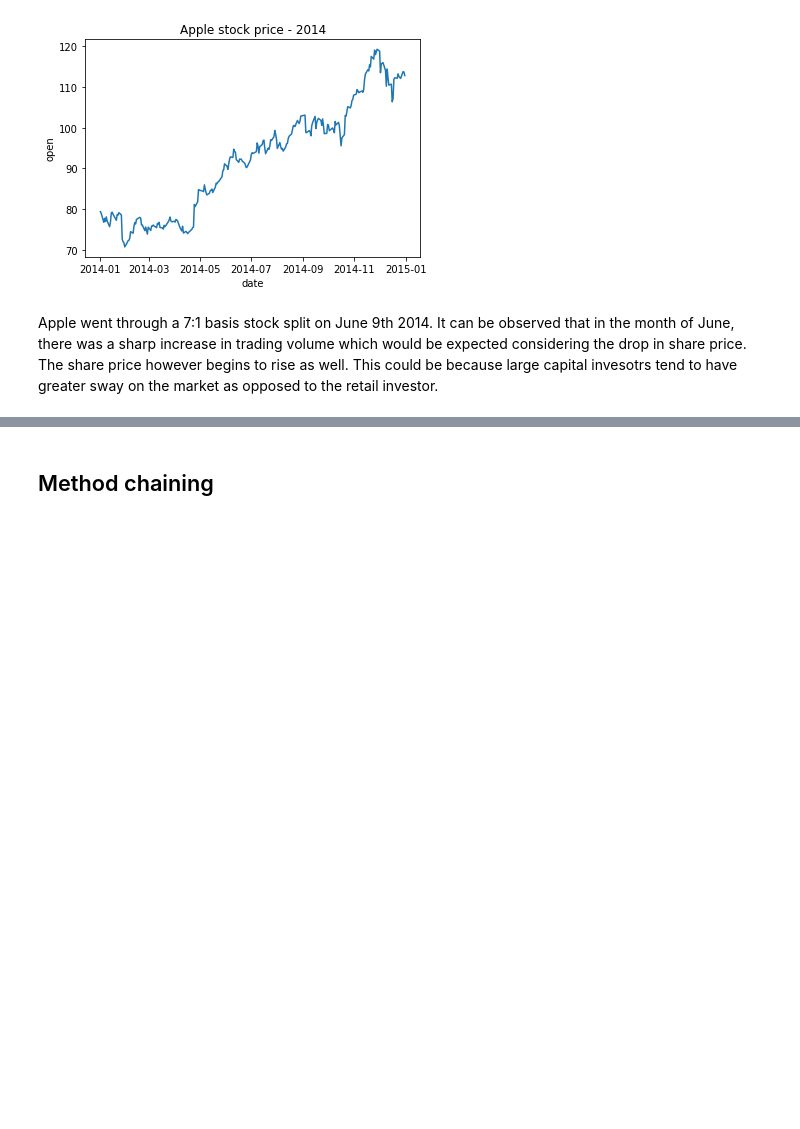
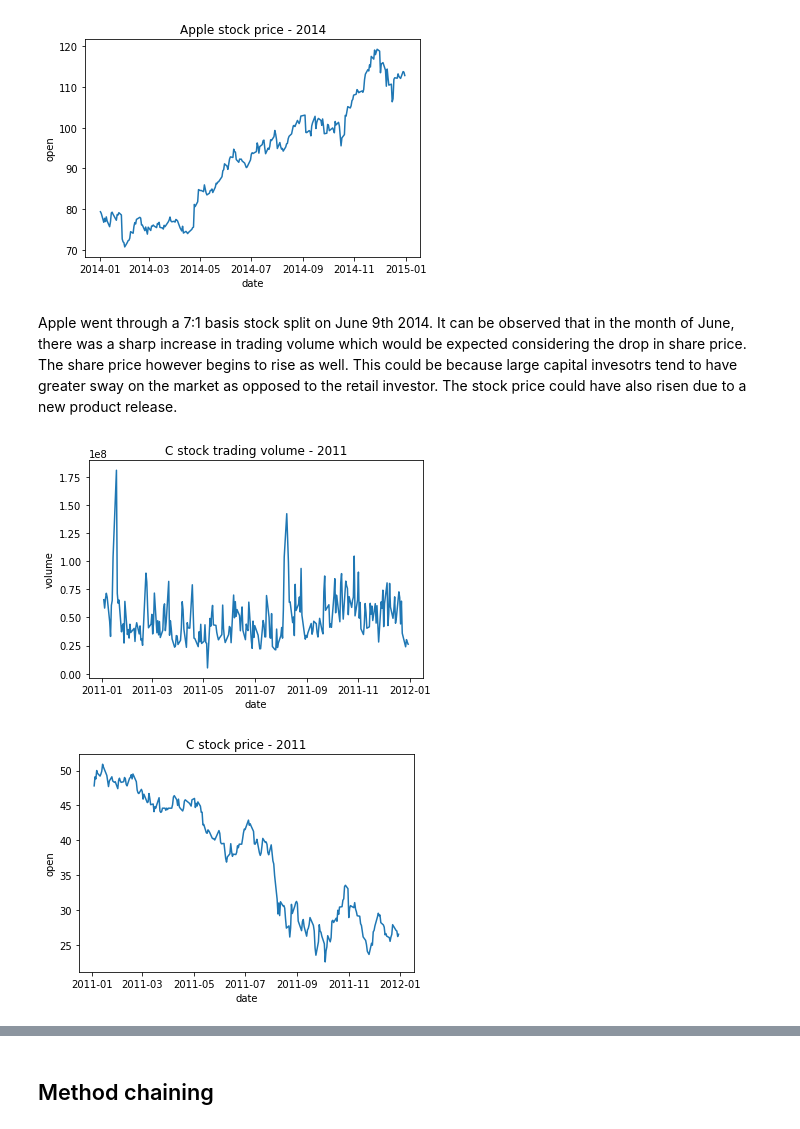
Before and after one commit to ubco-W2022T1-cosc301/project-group37, a Jupyter notebook: notebooks/analysis2.ipynb, the cells around one changed output, grey strips where cells are left out. Drawn from its saved outputs; the diff is of its cells as text; code cells hidden in the pictures; blank space fills up the shorter version.

```diff
--- a/notebooks/analysis2.ipynb
+++ b/notebooks/analysis2.ipynb
@@ -85,4 +85,21 @@ plt.show() #Shows price variation based on the day
 [figure]
 [figure]
 # %% [markdown]
-Apple went through a 7:1 basis stock split on June 9th 2014. It can be observed that in the month of June, there was a sharp increase in trading volume which would be expected considering the drop in share price. The share price however begins to rise as well. This could be because large capital invesotrs tend to have greater sway on the market as opposed to the retail investor.
+Apple went through a 7:1 basis stock split on June 9th 2014. It can be observed that in the month of June, there was a sharp increase in trading volume which would be expected considering the drop in share price. The share price however begins to rise as well. This could be because large capital invesotrs tend to have greater sway on the market as opposed to the retail investor. The stock price could have also risen due to a new product release.
+# %%
+filtered2011_df = sorted_pricesplit.loc[(sorted_pricesplit['date'] >= '2011-01-01')
+                     & (sorted_pricesplit['date'] < '2012-01-01')]
+
+# Citygroup 2011 stock split
+
+citygroup_2011 = filtered2011_df.loc[filtered2011_df["symbol"]=="C"]
+plot1=sns.lineplot(x = "date", y = "volume", data =citygroup_2011)
+plot1.set_title("C stock trading volume - 2011")
+plt.show() #Shows volume variation based on the day
+
+plot2=sns.lineplot(x = "date", y= "open", data= citygroup_2011);
+plot2.set_title("C stock price - 2011")
+plt.show() #Shows price variation based on the day
+# %% [output]
+[figure, added]
+[figure, added]
```
Also changed, not shown: parts of 7 cells of this notebook, 1 other file.
